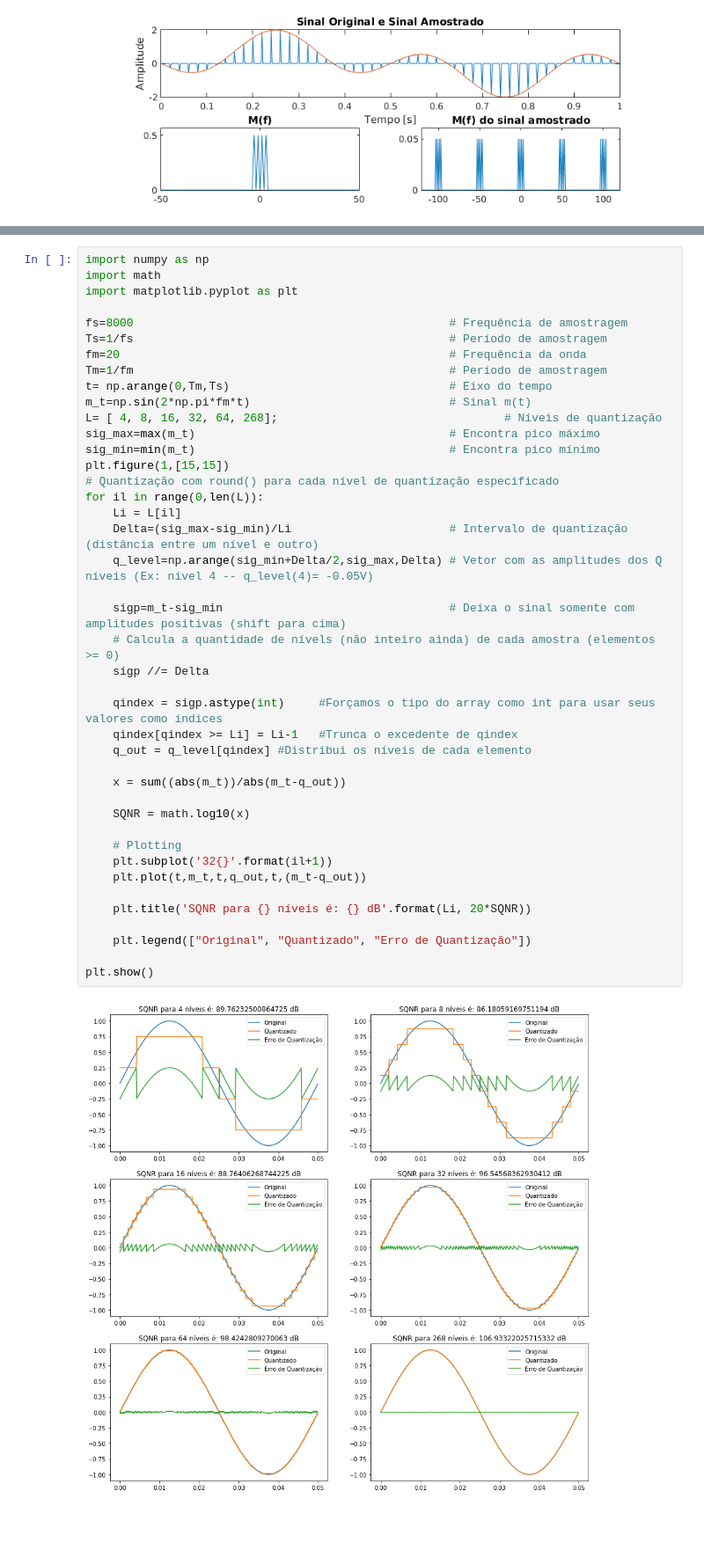
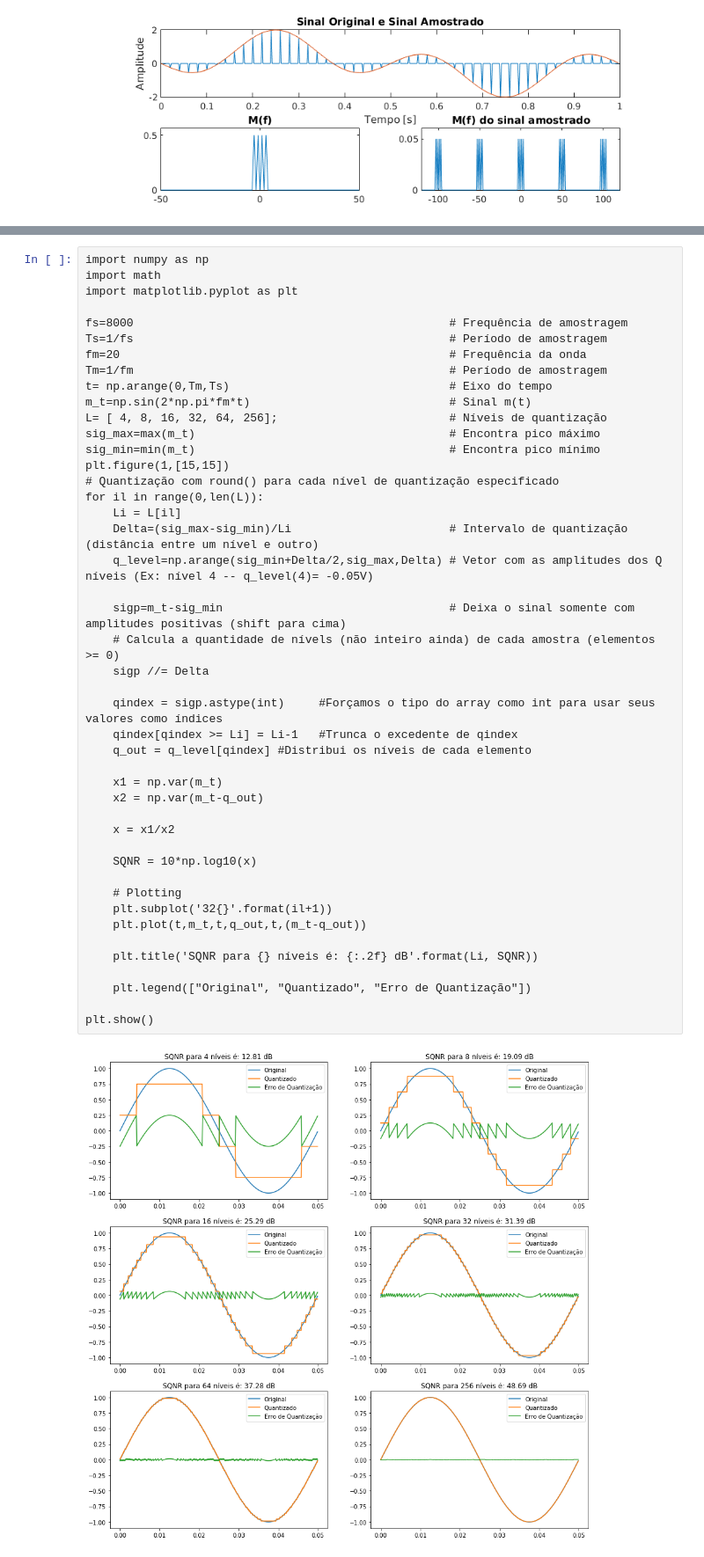
Before and after one commit to diegorp22/diegopereira_DCO2004, a Jupyter notebook: Unidade2/HD06_matlab.ipynb, the cells around one changed output, grey strips where cells are left out. Shown at 88% size. Drawn from its saved outputs; the diff is of its cells as text; blank space fills up the shorter version.

```diff
--- a/Unidade2/HD06_matlab.ipynb
+++ b/Unidade2/HD06_matlab.ipynb
@@ -233,39 +233,42 @@ fm=20                                                # Frequência da onda
 Tm=1/fm                                              # Período de amostragem
 t= np.arange(0,Tm,Ts)                                # Eixo do tempo
 m_t=np.sin(2*np.pi*fm*t)                             # Sinal m(t)
-L= [ 4, 8, 16, 32, 64, 268];                                 # Níveis de quantização
+L= [ 4, 8, 16, 32, 64, 256];                         # Níveis de quantização
 sig_max=max(m_t)                                     # Encontra pico máximo
 sig_min=min(m_t)                                     # Encontra pico mínimo
 plt.figure(1,[15,15])
 # Quantização com round() para cada nível de quantização especificado
 for il in range(0,len(L)):
     Li = L[il]
     Delta=(sig_max-sig_min)/Li                       # Intervalo de quantização (distância entre um nível e outro)
     q_level=np.arange(sig_min+Delta/2,sig_max,Delta) # Vetor com as amplitudes dos Q níveis (Ex: nível 4 -- q_level(4)= -0.05V)
 
     sigp=m_t-sig_min                                 # Deixa o sinal somente com amplitudes positivas (shift para cima)
     # Calcula a quantidade de nívels (não inteiro ainda) de cada amostra (elementos >= 0)
     sigp //= Delta
 
     qindex = sigp.astype(int)     #Forçamos o tipo do array como int para usar seus valores como índices
     qindex[qindex >= Li] = Li-1   #Trunca o excedente de qindex
     q_out = q_level[qindex] #Distribui os níveis de cada elemento
 
-    x = sum((abs(m_t))/abs(m_t-q_out))
+    x1 = np.var(m_t)
+    x2 = np.var(m_t-q_out)
 
-    SQNR = math.log10(x)
+    x = x1/x2
+
+    SQNR = 10*np.log10(x)
 
     # Plotting
     plt.subplot('32{}'.format(il+1))
     plt.plot(t,m_t,t,q_out,t,(m_t-q_out))
 
-    plt.title('SQNR para {} níveis é: {} dB'.format(Li, 20*SQNR))
+    plt.title('SQNR para {} níveis é: {:.2f} dB'.format(Li, SQNR))
 
     plt.legend(["Original", "Quantizado", "Erro de Quantização"])
 
 plt.show()
 # %% [output]
-[figure, old version]
+[figure, new version]
 # %%
 from scipy.io import loadmat
 import numpy as np
```
Also changed, not shown: parts of 2 cells of this notebook.
